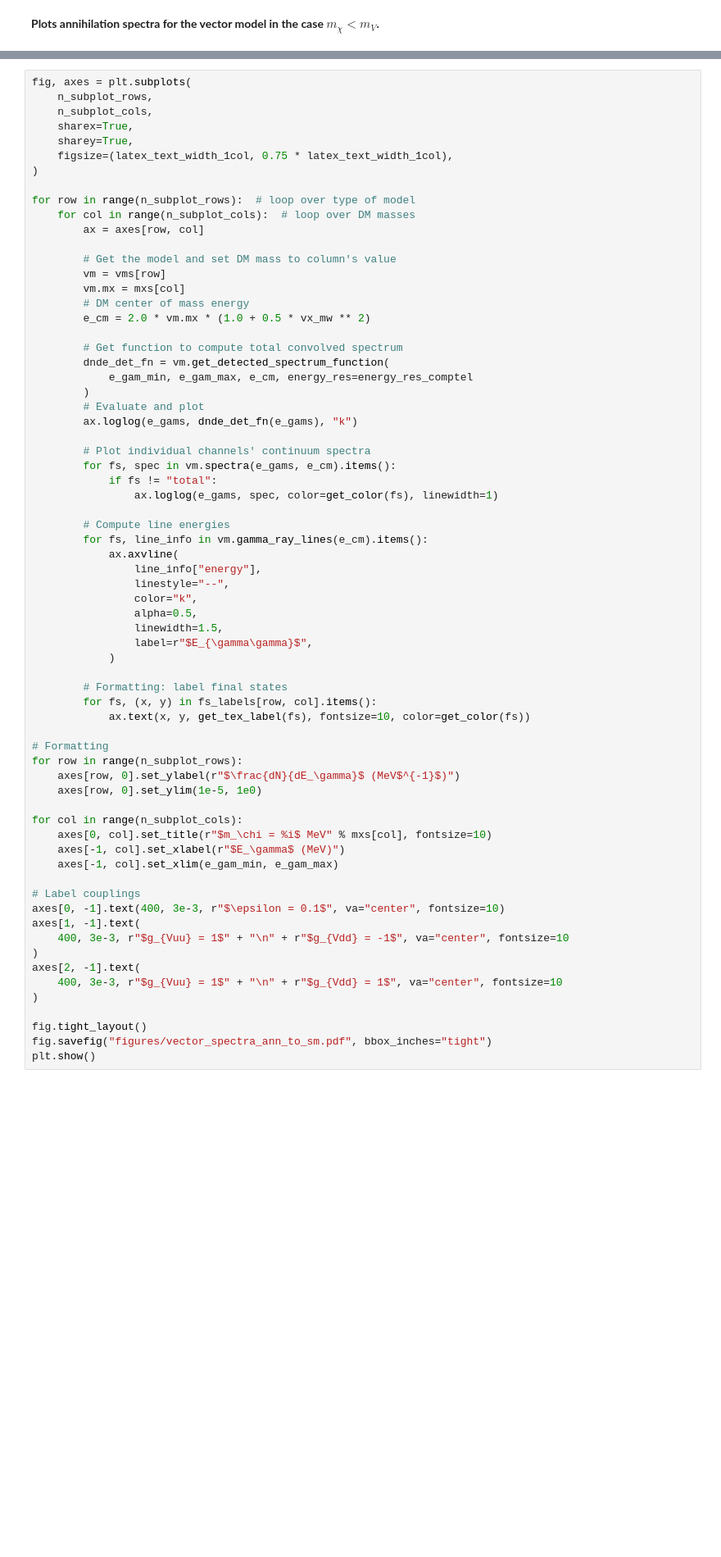
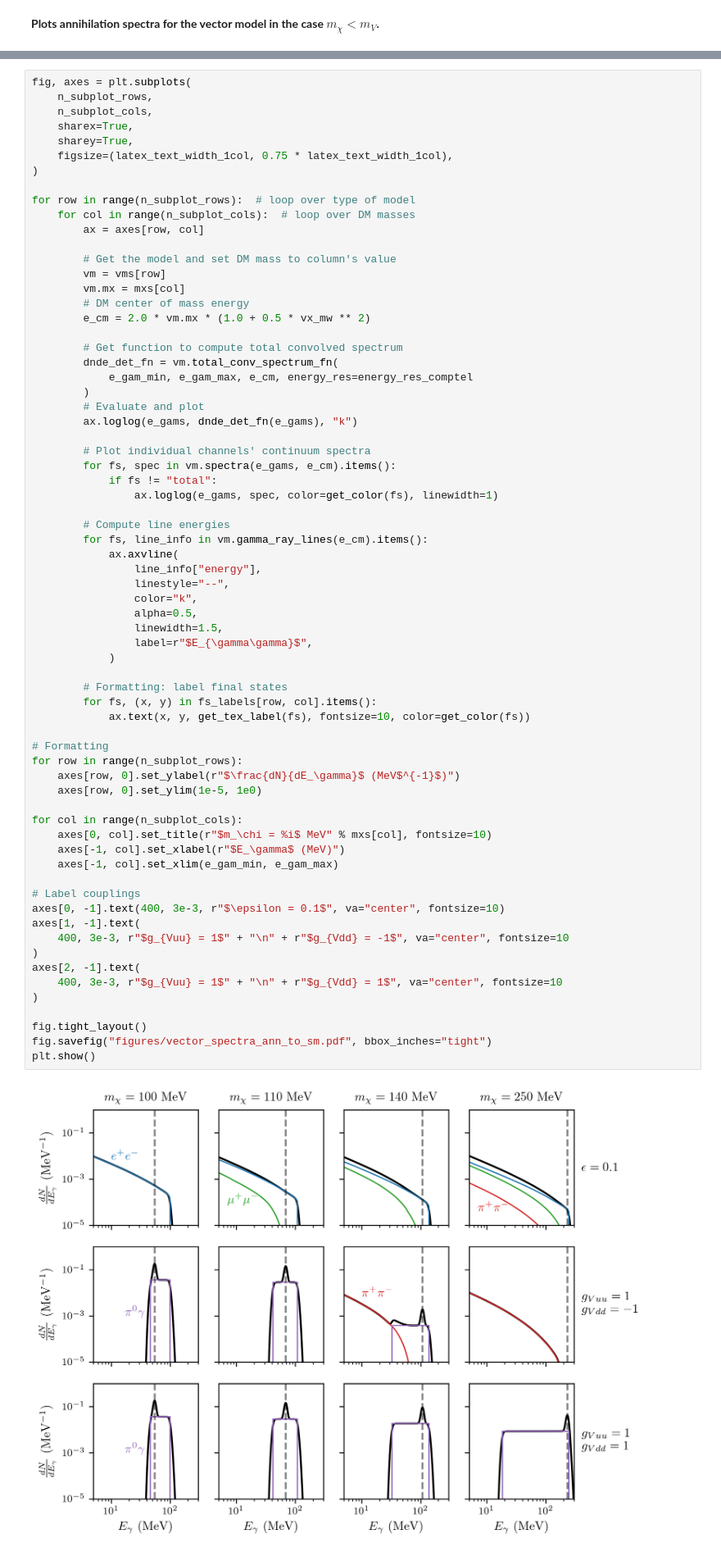
Before and after one commit to LoganAMorrison/Hazma, a Jupyter notebook: notebooks/hazma_paper/vector_spectra_ann_to_sm.ipynb, the cells around one changed output, grey strips where cells are left out. Shown at 82% size. Drawn from its saved outputs; the diff is of its cells as text; blank space fills up the shorter version.

```diff
--- a/notebooks/hazma_paper/vector_spectra_ann_to_sm.ipynb
+++ b/notebooks/hazma_paper/vector_spectra_ann_to_sm.ipynb
@@ -58,7 +58,7 @@ for row in range(n_subplot_rows):  # loop over type of model
         e_cm = 2.0 * vm.mx * (1.0 + 0.5 * vx_mw ** 2)
 
         # Get function to compute total convolved spectrum
-        dnde_det_fn = vm.get_detected_spectrum_function(
+        dnde_det_fn = vm.total_conv_spectrum_fn(
             e_gam_min, e_gam_max, e_cm, energy_res=energy_res_comptel
         )
         # Evaluate and plot
@@ -79,30 +79,32 @@ for row in range(n_subplot_rows):  # loop over type of model
                 linewidth=1.5,
                 label=r"$E_{\gamma\gamma}$",
             )
 
         # Formatting: label final states
         for fs, (x, y) in fs_labels[row, col].items():
             ax.text(x, y, get_tex_label(fs), fontsize=10, color=get_color(fs))
 
 # Formatting
 for row in range(n_subplot_rows):
     axes[row, 0].set_ylabel(r"$\frac{dN}{dE_\gamma}$ (MeV$^{-1}$)")
     axes[row, 0].set_ylim(1e-5, 1e0)
 
 for col in range(n_subplot_cols):
     axes[0, col].set_title(r"$m_\chi = %i$ MeV" % mxs[col], fontsize=10)
     axes[-1, col].set_xlabel(r"$E_\gamma$ (MeV)")
     axes[-1, col].set_xlim(e_gam_min, e_gam_max)
 
 # Label couplings
 axes[0, -1].text(400, 3e-3, r"$\epsilon = 0.1$", va="center", fontsize=10)
 axes[1, -1].text(
     400, 3e-3, r"$g_{Vuu} = 1$" + "\n" + r"$g_{Vdd} = -1$", va="center", fontsize=10
 )
 axes[2, -1].text(
     400, 3e-3, r"$g_{Vuu} = 1$" + "\n" + r"$g_{Vdd} = 1$", va="center", fontsize=10
 )
 
 fig.tight_layout()
 fig.savefig("figures/vector_spectra_ann_to_sm.pdf", bbox_inches="tight")
 plt.show()
+# %% [output]
+[figure, added]
```
Also changed, not shown: 17 other files.
